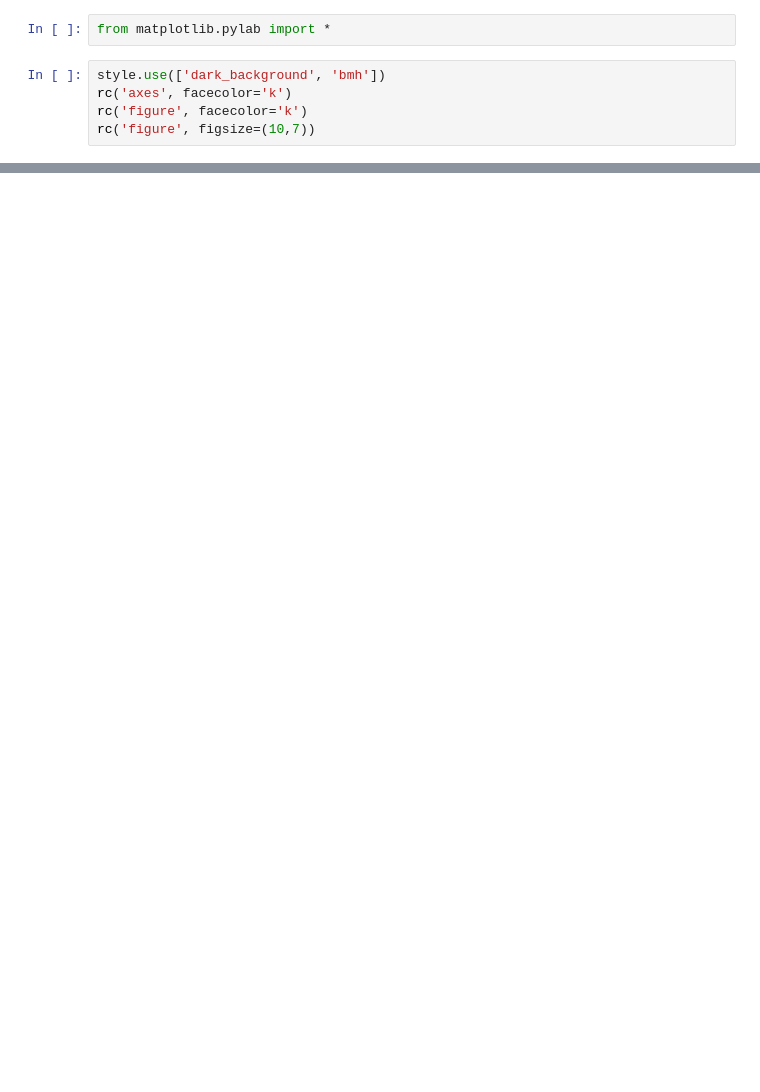
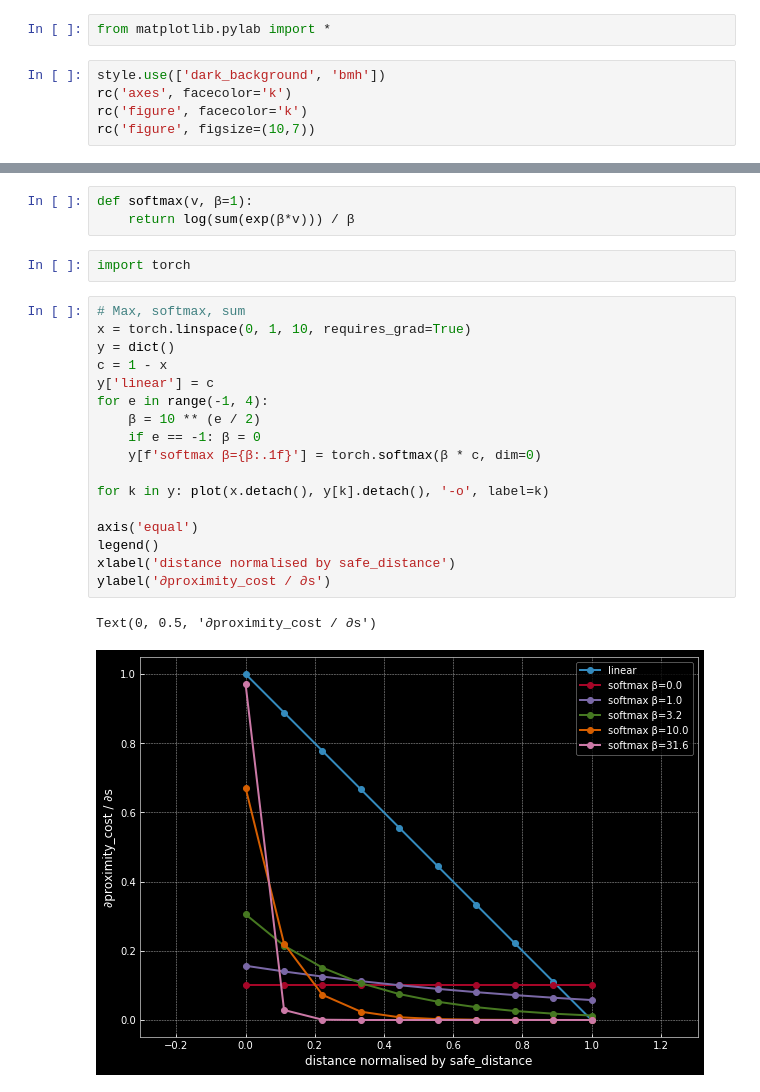
Before and after one commit to Atcold/pytorch-PPUU, a Jupyter notebook: Notebooks/Proximity-cost-profile.ipynb, the cells around one changed output, grey strips where cells are left out. Saved outputs shown, nothing was run; the diff lists cells and outputs as text; blank space fills up the shorter version.

Commit message:
Add softmax option for more informative gradients

```diff
--- a/Notebooks/Proximity-cost-profile.ipynb
+++ b/Notebooks/Proximity-cost-profile.ipynb
@@ -27,0 +28,25 @@ Text(0, 0.5, 'proximity cost profile')
+# %%
+def softmax(v, β=1):
+    return log(sum(exp(β*v))) / β
+# %%
+import torch
+# %%
+# Max, softmax, sum
+x = torch.linspace(0, 1, 10, requires_grad=True)
+y = dict()
+c = 1 - x
+y['linear'] = c
+for e in range(-1, 4):
+    β = 10 ** (e / 2)
+    if e == -1: β = 0
+    y[f'softmax β={β:.1f}'] = torch.softmax(β * c, dim=0)
+
+for k in y: plot(x.detach(), y[k].detach(), '-o', label=k)
+
+axis('equal')
+legend()
+xlabel('distance normalised by safe_distance')
+ylabel('∂proximity_cost / ∂s')
+# %% [output]
+Text(0, 0.5, '∂proximity_cost / ∂s')
+[figure, added]
```
Also changed, not shown: parts of 5 cells of this notebook, 1 other file.
